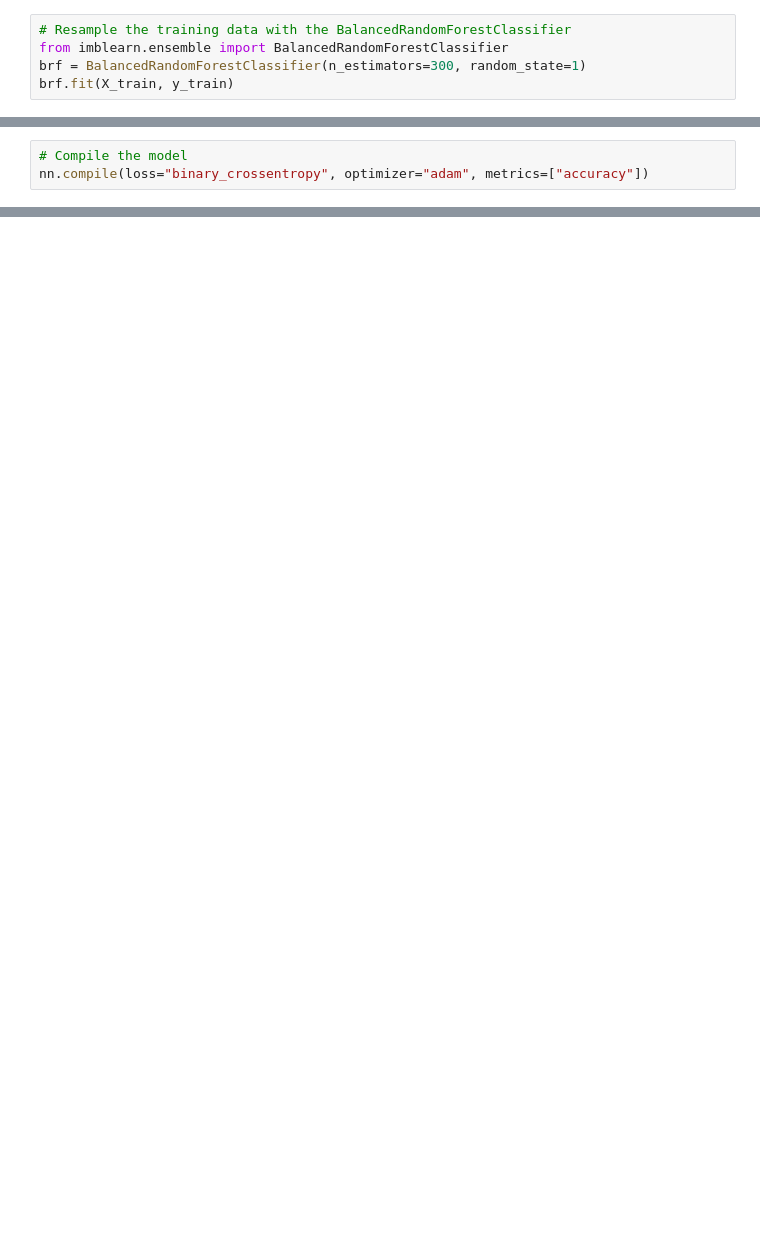
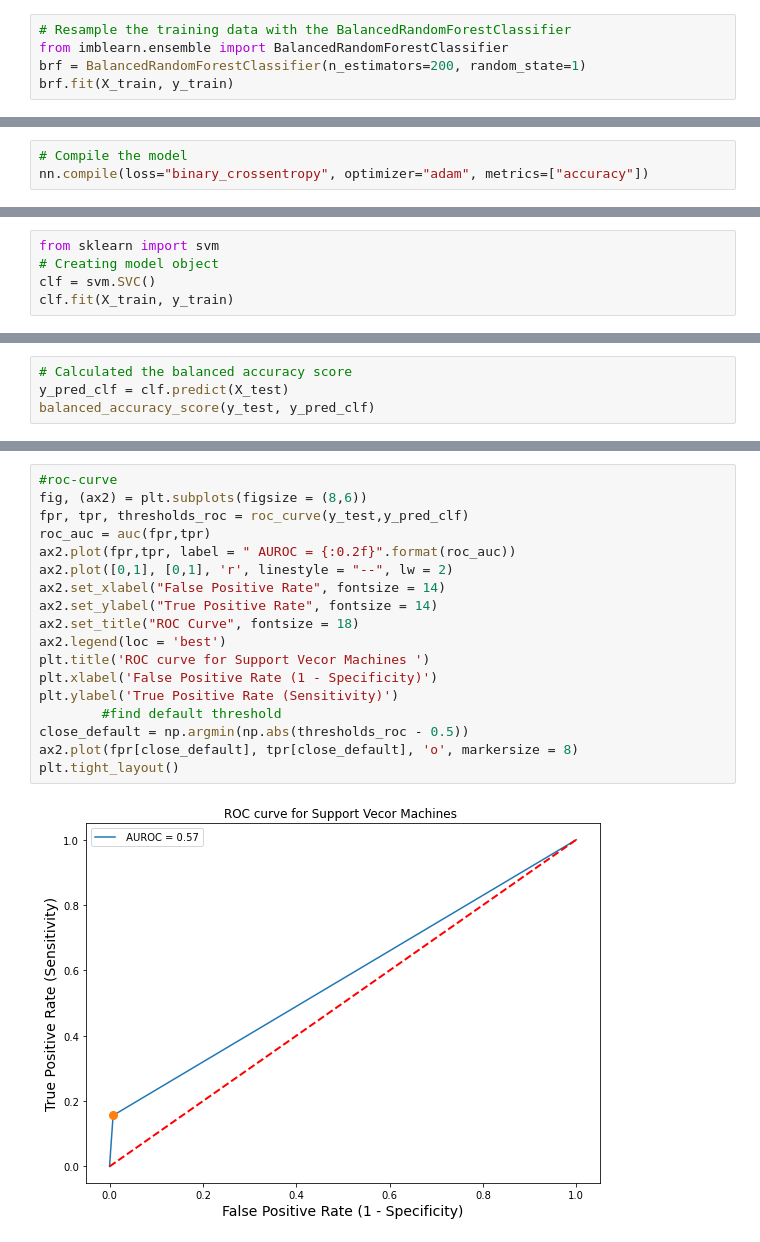
Before and after one commit to ranger9103/heart_failure_mortality, a Jupyter notebook: ML_Reduced_Features.ipynb, the cells around one changed output, grey strips where cells are left out. Cells and saved outputs as stored; diff of their text form; blank space fills up the shorter version.

Commit message:
adding SVC and KNN models

```diff
--- a/ML_Reduced_Features.ipynb
+++ b/ML_Reduced_Features.ipynb
@@ -150,5 +151,5 @@ plt.tight_layout()
 # %%
 # Resample the training data with the BalancedRandomForestClassifier
 from imblearn.ensemble import BalancedRandomForestClassifier
-brf = BalancedRandomForestClassifier(n_estimators=300, random_state=1)
+brf = BalancedRandomForestClassifier(n_estimators=200, random_state=1)
 brf.fit(X_train, y_train)
@@ -295,0 +413,5 @@ print(f"Loss: {model_loss}, Accuracy: {model_accuracy}")
+# %%
+from sklearn import svm
+# Creating model object
+clf = svm.SVC()
+clf.fit(X_train, y_train)
@@ -295,0 +420,4 @@ print(f"Loss: {model_loss}, Accuracy: {model_accuracy}")
+# %%
+# Calculated the balanced accuracy score
+y_pred_clf = clf.predict(X_test)
+balanced_accuracy_score(y_test, y_pred_clf)
@@ -295,0 +442,20 @@ print(f"Loss: {model_loss}, Accuracy: {model_accuracy}")
+# %%
+#roc-curve
+fig, (ax2) = plt.subplots(figsize = (8,6))
+fpr, tpr, thresholds_roc = roc_curve(y_test,y_pred_clf)
+roc_auc = auc(fpr,tpr)
+ax2.plot(fpr,tpr, label = " AUROC = {:0.2f}".format(roc_auc))
+ax2.plot([0,1], [0,1], 'r', linestyle = "--", lw = 2)
+ax2.set_xlabel("False Positive Rate", fontsize = 14)
+ax2.set_ylabel("True Positive Rate", fontsize = 14)
+ax2.set_title("ROC Curve", fontsize = 18)
+ax2.legend(loc = 'best')
+plt.title('ROC curve for Support Vecor Machines ')
+plt.xlabel('False Positive Rate (1 - Specificity)')
+plt.ylabel('True Positive Rate (Sensitivity)')
+        #find default threshold
+close_default = np.argmin(np.abs(thresholds_roc - 0.5))
+ax2.plot(fpr[close_default], tpr[close_default], 'o', markersize = 8)
+plt.tight_layout()
+# %% [output]
+[figure, added]
```
Also changed, not shown: parts of 38 cells of this notebook, 1 other file.
